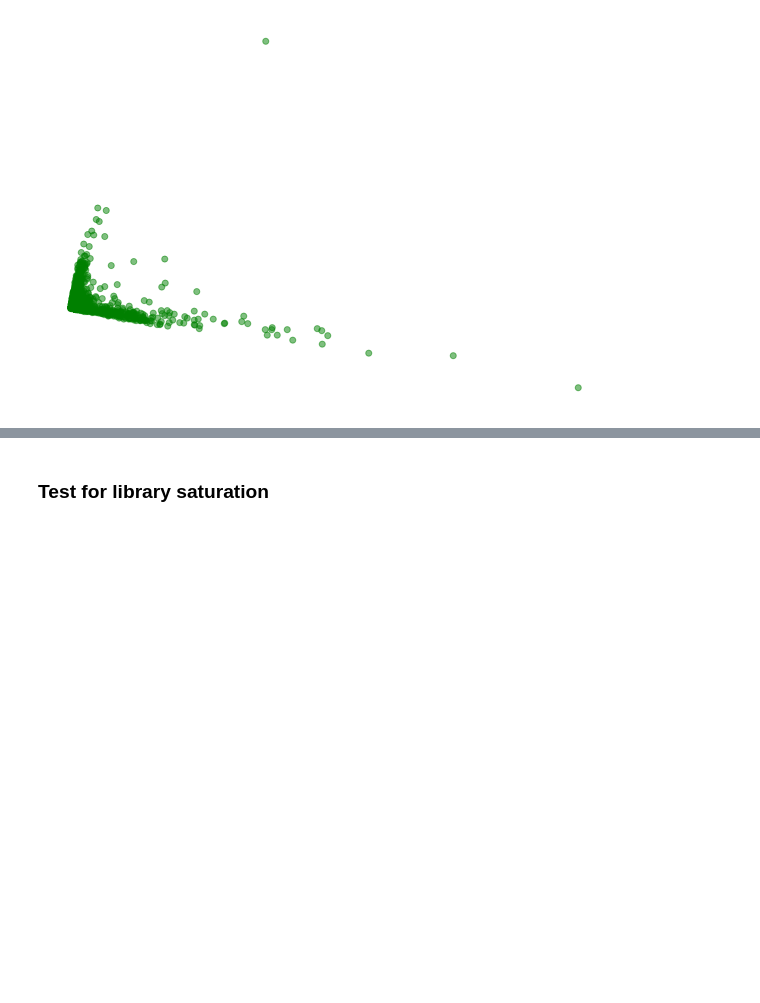
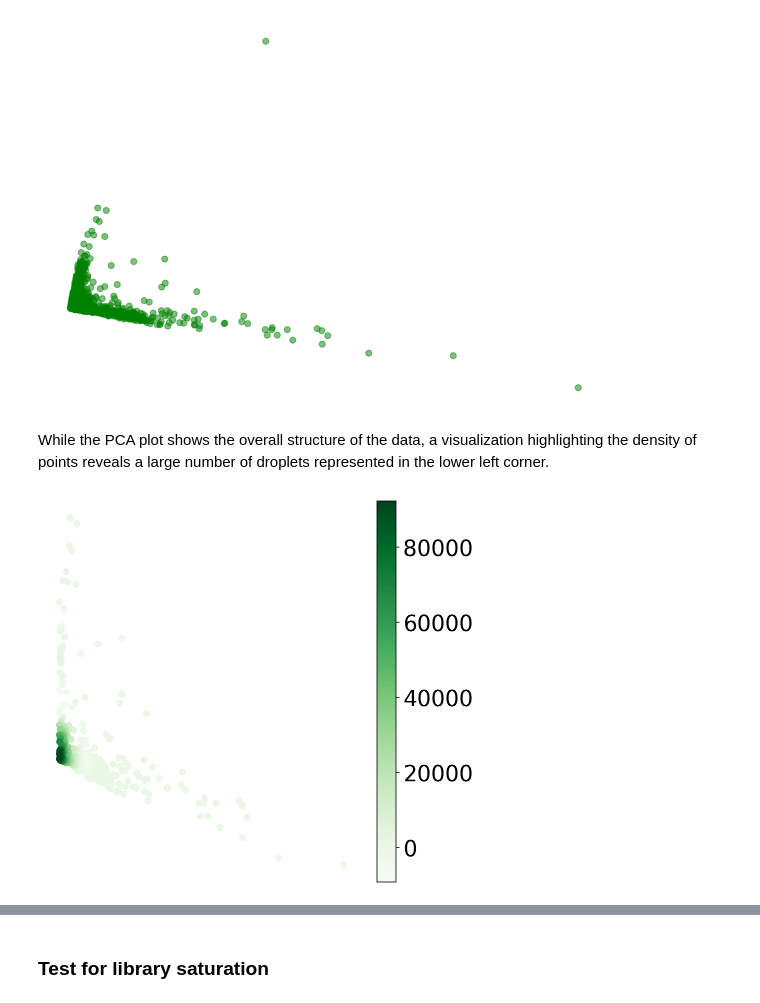
Before and after one commit to pachterlab/kallistobustools, a Jupyter notebook: notebooks/kb_1_minute_intro.ipynb, the cells around one changed output, grey strips where cells are left out. Cells and saved outputs as stored; diff of their text form; code cells hidden in the pictures; blank space fills up the shorter version.

```diff
--- a/notebooks/kb_1_minute_intro.ipynb
+++ b/notebooks/kb_1_minute_intro.ipynb
@@ -145,3 +145,39 @@ plt.axis('off')
 plt.show()
 # %% [output]
 [figure]
+# %% [markdown]
+While the PCA plot shows the overall structure of the data, a visualization highlighting the density of points reveals a large number of droplets represented in the lower left corner.
+# %%
+# density display for PCA plot
+from scipy.interpolate import interpn
+
+def density_scatter( x , y, ax = None, sort = True, bins = 20, **kwargs )   :
+    """
+    Scatter plot colored by 2d histogram
+    """
+    if ax is None :
+        fig , ax = plt.subplots()
+    data , x_e, y_e = np.histogram2d( x, y, bins = bins)
+    z = interpn( ( 0.5*(x_e[1:] + x_e[:-1]) , 0.5*(y_e[1:]+y_e[:-1]) ) , data , np.vstack([x,y]).T , method = "splinef2d", bounds_error = False )
+
+    # Sort the points by density, so that the densest points are plotted last
+    if sort :
+        idx = z.argsort()
+        x, y, z = x[idx], y[idx], z[idx]
+
+    sc = ax.scatter( x, y, c=z, **kwargs )
+    return sc
+
+fig, ax = plt.subplots(figsize=(7,7))
+
+x = X[:,0]
+y = X[:,1]
+
+sc = density_scatter(x, y, ax=ax, cmap="Greens")
+
+fig.colorbar(sc, ax=ax)
+plt.axis('off')
+
+plt.show()
+# %% [output]
+[figure, added]
```
Also changed, not shown: parts of 9 cells of this notebook.
